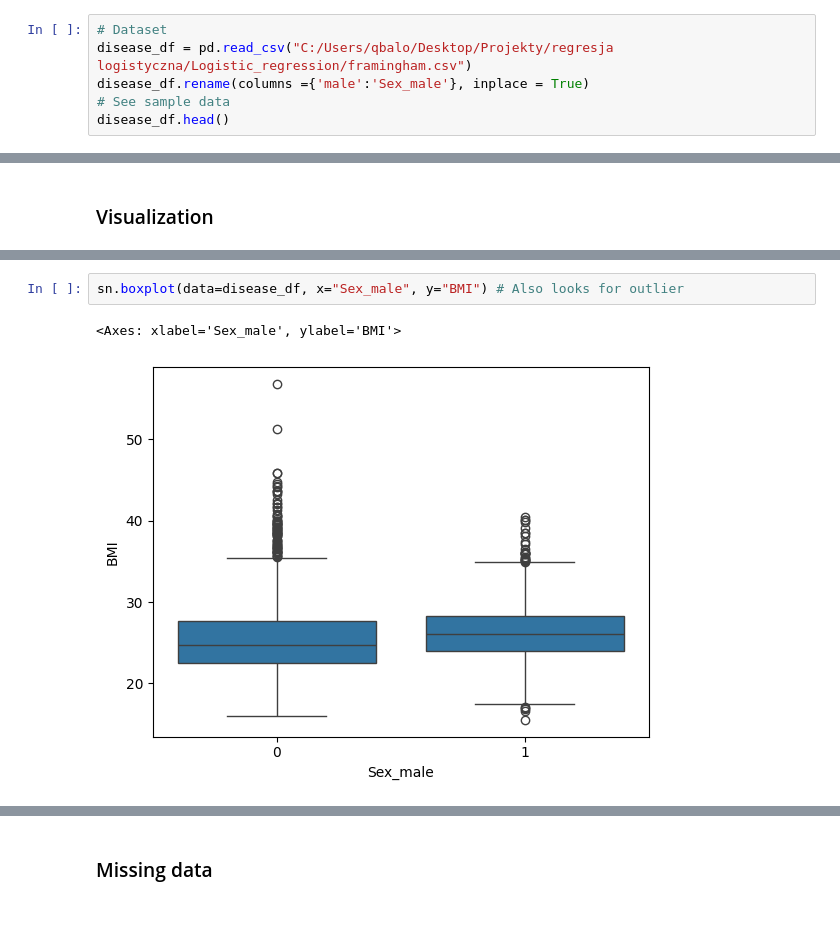
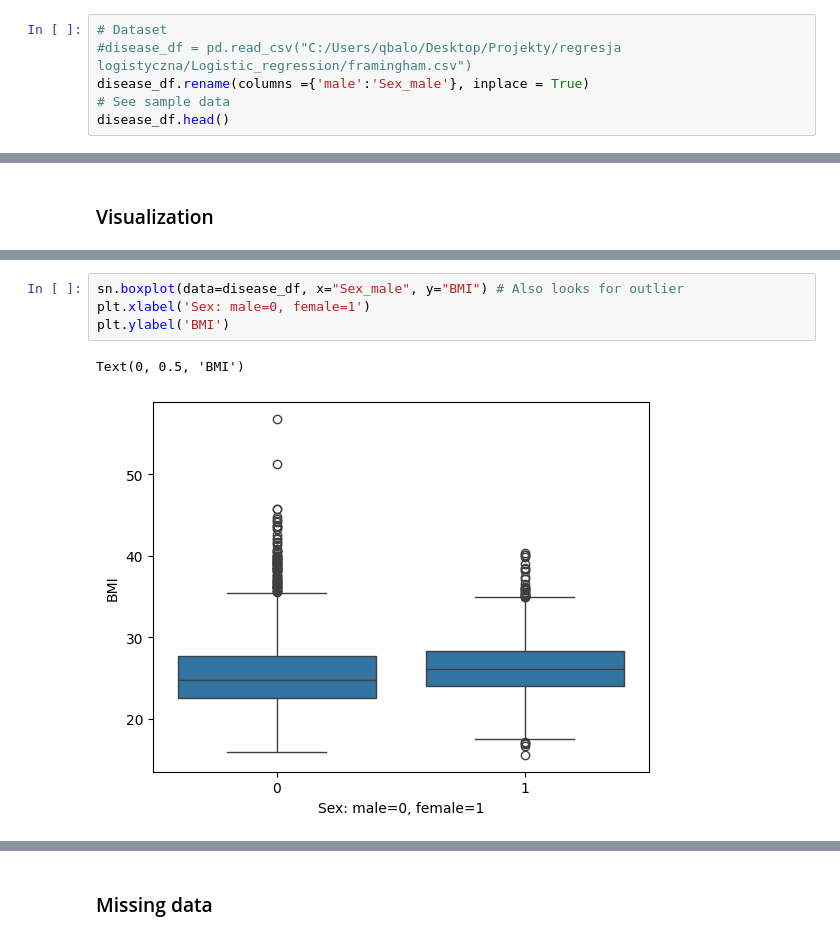
Before and after one commit to alekubala/Logistic_regression, a Jupyter notebook: heart_disease.ipynb, the cells around one changed output, grey strips where cells are left out. Saved outputs shown, nothing was run; the diff lists cells and outputs as text.

```diff
--- a/heart_disease.ipynb
+++ b/heart_disease.ipynb
@@ -49,6 +56,6 @@ import seaborn as sn
 # %%
 # Dataset
-disease_df = pd.read_csv("C:/Users/qbalo/Desktop/Projekty/regresja logistyczna/Logistic_regression/framingham.csv")
+#disease_df = pd.read_csv("C:/Users/qbalo/Desktop/Projekty/regresja logistyczna/Logistic_regression/framingham.csv")
 disease_df.rename(columns ={'male':'Sex_male'}, inplace = True)
 # See sample data
 disease_df.head()
@@ -127,9 +133,11 @@ plt.show()
 [figure]
 # %%
 sn.boxplot(data=disease_df, x="Sex_male", y="BMI") # Also looks for outlier
+plt.xlabel('Sex: male=0, female=1')
+plt.ylabel('BMI')
 # %% [output]
-<Axes: xlabel='Sex_male', ylabel='BMI'>
+Text(0, 0.5, 'BMI')
-[figure, old version]
+[figure, new version]
 # %%
 # Visualize distribution of categorical data
 sn.barplot(data=disease_df, x="Sex_male", y="TenYearCHD")
```
Also changed, not shown: parts of 31 cells of this notebook, 1 other file.
